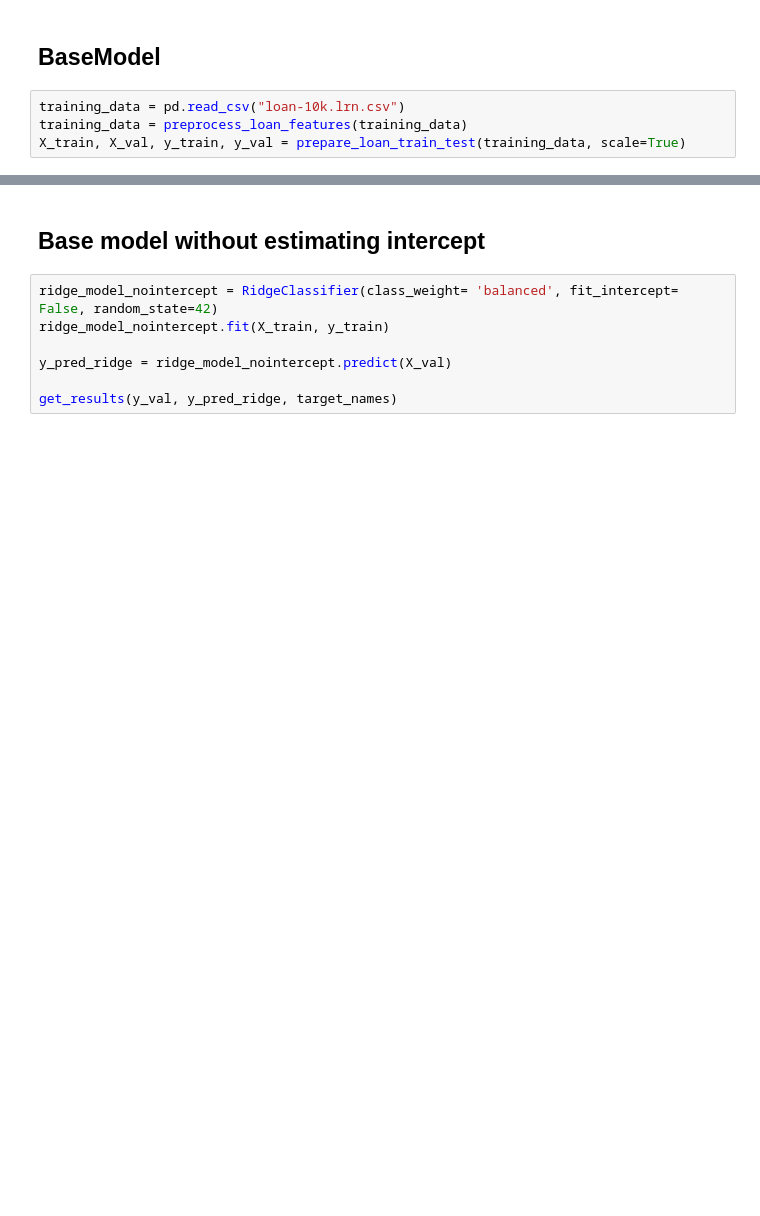
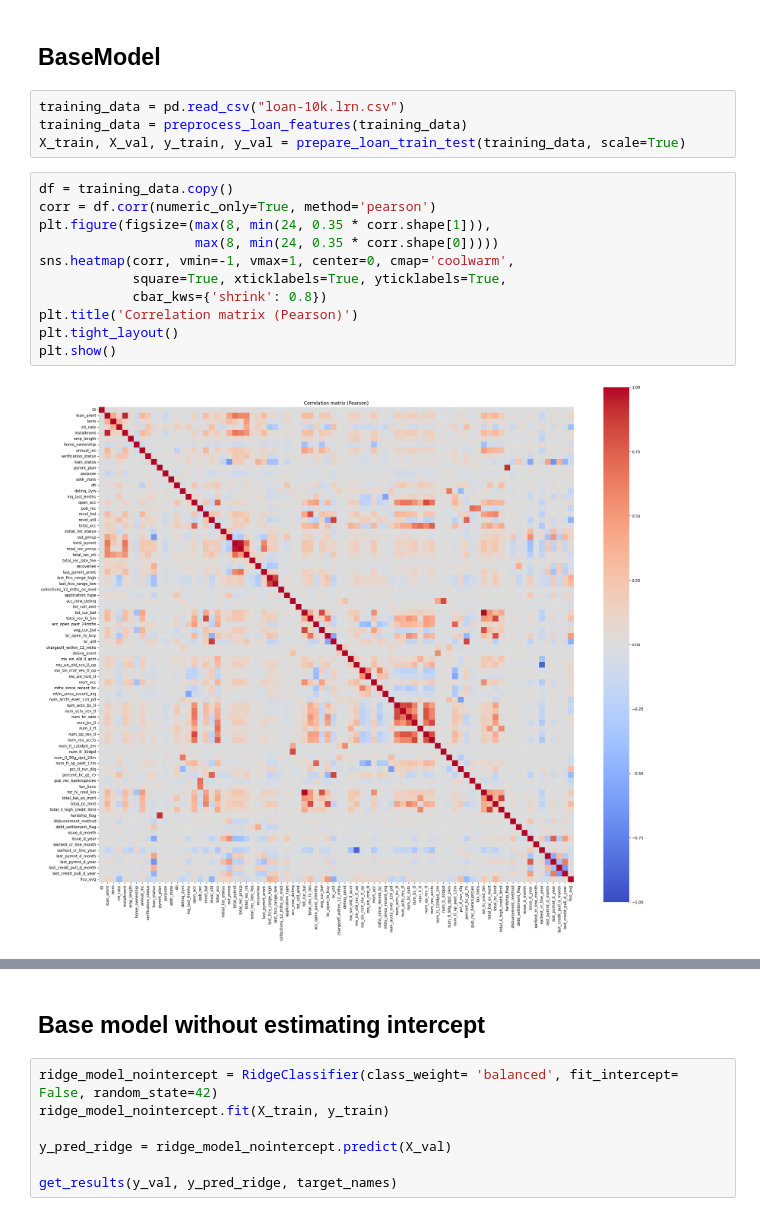
Before and after one commit to tpeter002/machinelearning-tuw, a Jupyter notebook: EX1/loan/model_loan_ridge.ipynb, the cells around one changed output, grey strips where cells are left out. Saved outputs shown, nothing was run; the diff lists cells and outputs as text; blank space fills up the shorter version.

```diff
--- a/EX1/loan/model_loan_ridge.ipynb
+++ b/EX1/loan/model_loan_ridge.ipynb
@@ -22,3 +24,16 @@ import time
 training_data = pd.read_csv("loan-10k.lrn.csv")
 training_data = preprocess_loan_features(training_data)
 X_train, X_val, y_train, y_val = prepare_loan_train_test(training_data, scale=True)
+# %%
+df = training_data.copy()
+corr = df.corr(numeric_only=True, method='pearson')
+plt.figure(figsize=(max(8, min(24, 0.35 * corr.shape[1])),
+                    max(8, min(24, 0.35 * corr.shape[0]))))
+sns.heatmap(corr, vmin=-1, vmax=1, center=0, cmap='coolwarm',
+            square=True, xticklabels=True, yticklabels=True,
+            cbar_kws={'shrink': 0.8})
+plt.title('Correlation matrix (Pearson)')
+plt.tight_layout()
+plt.show()
+# %% [output]
+[figure, added]
```
Also changed, not shown: parts of 13 cells of this notebook.
